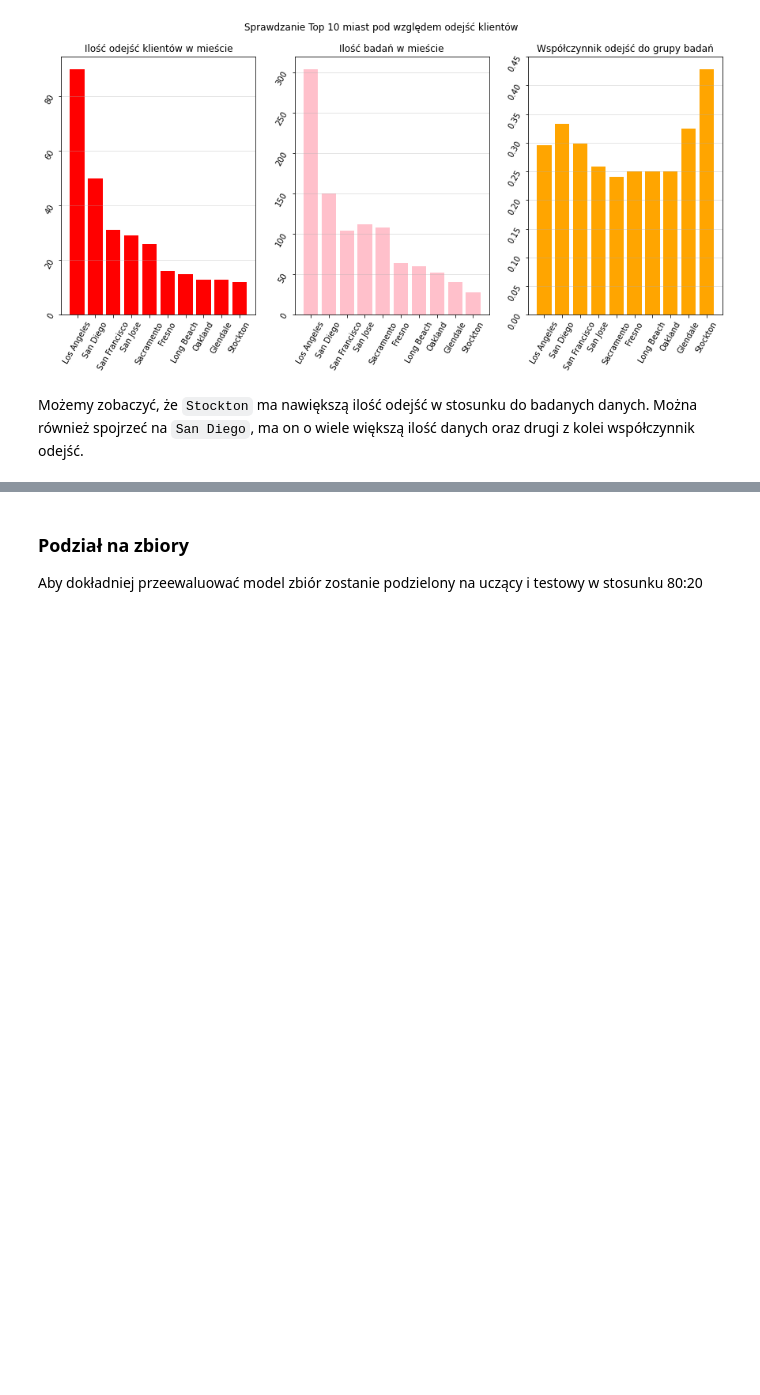
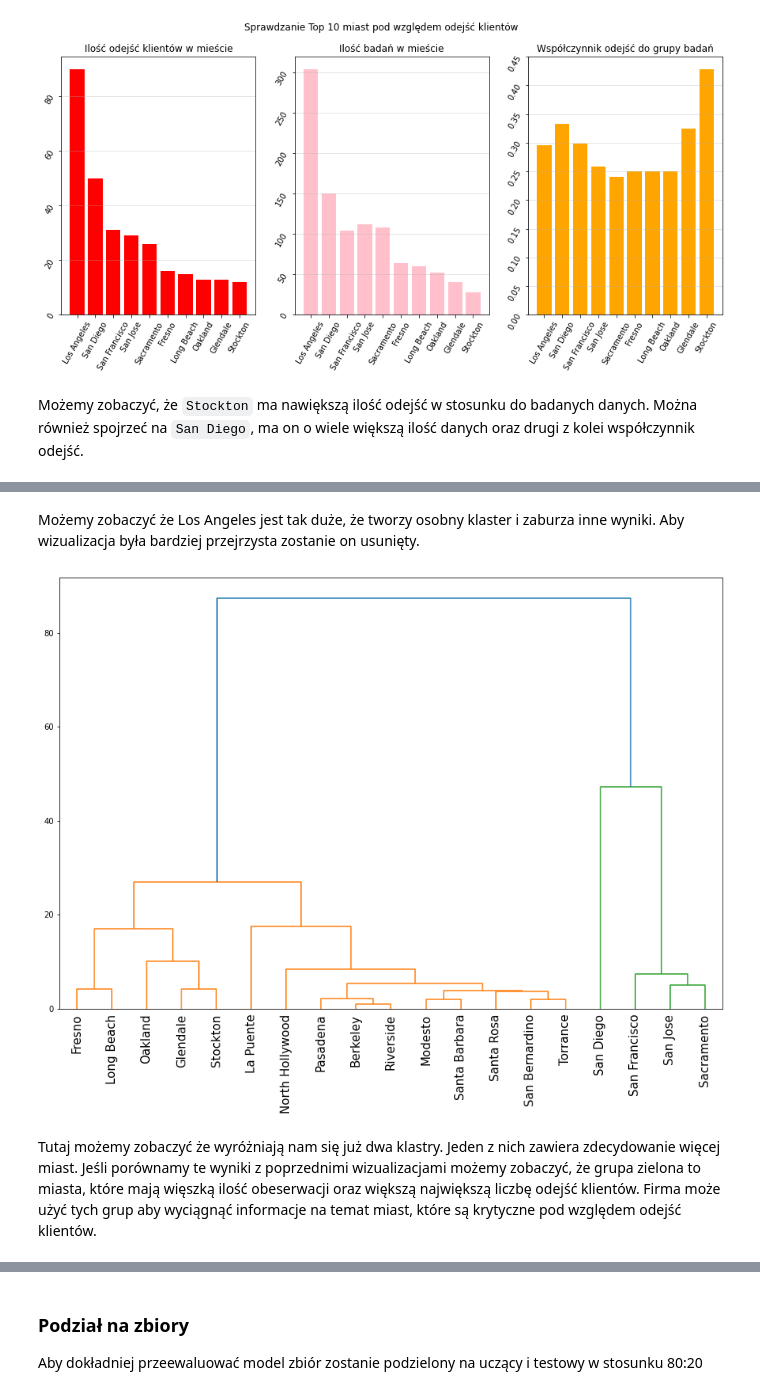
Before and after one commit to Filip-Hanasz/Projekt-Machine-Learning, a Jupyter notebook: 02_wizualizacje_i_modele.ipynb, the cells around one changed output, grey strips where cells are left out. Cells and saved outputs as stored; diff of their text form; code cells hidden in the pictures; blank space fills up the shorter version.

```diff
--- a/02_wizualizacje_i_modele.ipynb
+++ b/02_wizualizacje_i_modele.ipynb
@@ -64,0 +103,18 @@ ma on o wiele większą ilość danych oraz drugi z kolei współczynnik odejś
+# %% [markdown]
+Możemy zobaczyć że Los Angeles jest tak duże, że tworzy osobny klaster i zaburza inne wyniki. Aby wizualizacja była bardziej przejrzysta zostanie on usunięty.
+# %%
+city_name = city_name.drop('Los Angeles')
+values = values[1:20]
+
+plt.rcParams["figure.figsize"] = (15, 10)
+
+mergings = linkage(values, method='average')
+dendrogram(mergings,
+          labels = city_name,
+          leaf_rotation=90,
+          leaf_font_size=15)
+plt.show()
+# %% [output]
+[figure, added]
+# %% [markdown]
+Tutaj możemy zobaczyć że wyróżniają nam się już dwa klastry. Jeden z nich zawiera zdecydowanie więcej miast. Jeśli porównamy te wyniki z poprzednimi wizualizacjami możemy zobaczyć, że grupa zielona to miasta, które mają więszką ilość obeserwacji oraz większą największą liczbę odejść klientów. Firma może użyć tych grup aby wyciągnąć informacje na temat miast, które są krytyczne pod względem odejść klientów.
```
Also changed, not shown: parts of 11 cells of this notebook, 1 other file.
